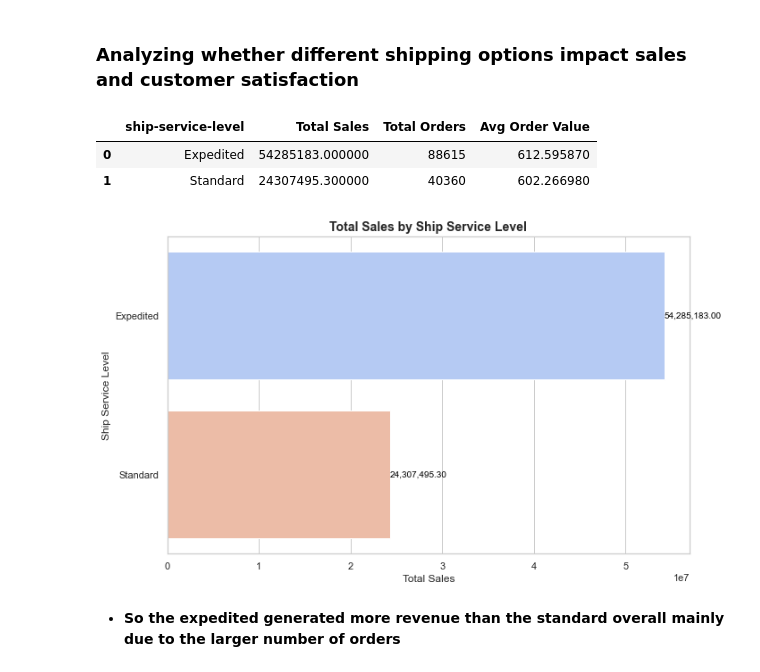
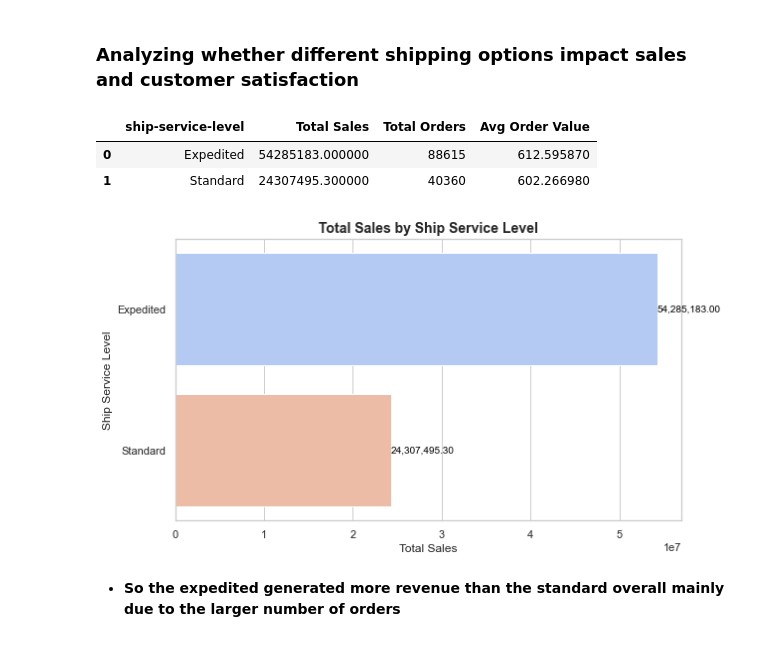
Before and after one commit to Usayed777/PortfolioProjects, a Jupyter notebook: Amazon.ipynb, the cells around one changed output. Cells and saved outputs as stored; diff of their text form; code cells hidden in the pictures.

```diff
--- a/Amazon.ipynb
+++ b/Amazon.ipynb
@@ -401,35 +349,35 @@ metrics_df = grouped_data.agg({
 metrics_df['Avg Order Value'] = metrics_df['Total Sales'] / metrics_df['Total Orders']
 metrics_df = metrics_df.reset_index()
 metrics_df_sorted = metrics_df.sort_values(by='Total Sales', ascending=False)
 
 styled_table = apply_table_style(metrics_df_sorted)
 display(styled_table)
 
 sns.set_theme(style="whitegrid")
-plt.figure(figsize=(10, 6))
+plt.figure(figsize=(9, 5))
 colors = sns.color_palette("coolwarm", len(metrics_df_sorted))
 
 sns.barplot(
     x='Total Sales',
     y='ship-service-level',
     data=metrics_df_sorted,
     palette=colors
 )
 
 plt.title("Total Sales by Ship Service Level", fontsize=14, fontweight='bold')
 plt.xlabel("Total Sales", fontsize=12)
 plt.ylabel("Ship Service Level", fontsize=12)
 
 for index, value in enumerate(metrics_df_sorted['Total Sales']):
     plt.text(value, index, f'{value:,.2f}', va='center', ha='left', fontsize=10, color='black')
 
 plt.tight_layout()
 plt.show()
 # %% [output]
 |  | ship-service-level | Total Sales | Total Orders | Avg Order Value |
 | 0 | Expedited | 54285183.000000 | 88615 | 612.595870 |
 | 1 | Standard | 24307495.300000 | 40360 | 602.266980 |
-[figure, old version]
+[figure, new version]
 # %% [markdown]
 * **So the expedited generated more revenue than the standard overall mainly due to the larger number of orders**
 # %%
```
Also changed, not shown: parts of 11 cells of this notebook.
